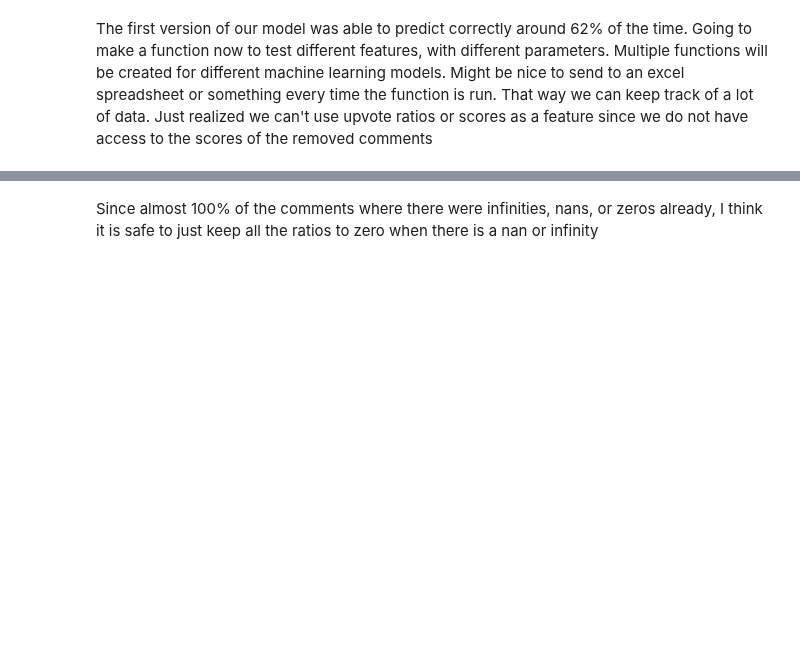
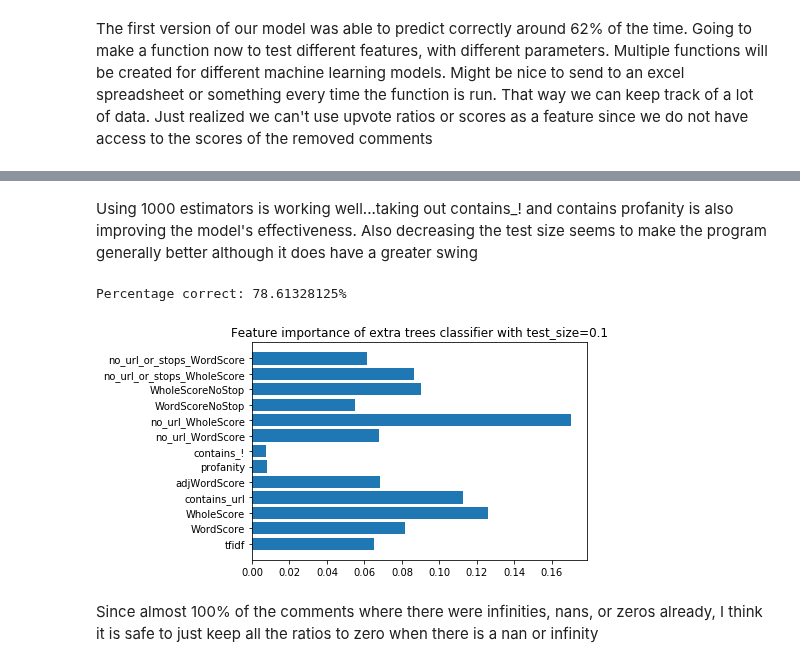
Before and after one commit to mcatalano26/cmps-cap, a Jupyter notebook: MachineLearning.ipynb, the cells around one changed output, grey strips where cells are left out. Cells and saved outputs as stored; diff of their text form; code cells hidden in the pictures; blank space fills up the shorter version.

```diff
--- a/MachineLearning.ipynb
+++ b/MachineLearning.ipynb
@@ -328 +336,37 @@ random_forest_class_func(comments_df, features, 'action', 0.33)
+# %% [markdown]
+Using 1000 estimators is working well...taking out contains_! and contains profanity is also improving the model's effectiveness. Also decreasing the test size seems to make the program generally better although it does have a greater swing
+# %%
+from sklearn.ensemble import ExtraTreesClassifier
+#Random Forest Classifier
+def extra_trees_class_func(df, feature_list, target_name, test_size):
+    #set up training and testing split
+    X_train, X_test, y_train, y_test = set_up_train_test_split(df, feature_list, target_name, test_size)
+
+    #fit ridge classifier to x and y training set
+    clf = ExtraTreesClassifier().fit(X_train, y_train)
+
+    importances = clf.feature_importances_
+
+    #Predict with ridge classifier on x and y testing set
+    y_val = clf.predict(X_test)
+
+    #report the correct percentage of predictions
+    percentage = determine_accuracy(y_test, y_val)
+
+    #Send data to csv to keep track of data
+    data = [[feature_list, test_size, percentage]]
+    return_df = pd.DataFrame(data, columns = ['features', 'test size', 'percent correct'])
+    return_df.to_csv('files/ML_Results/RandomForestClassifier_Results.csv', mode='a', header=False, index=False)
+
+    print('Percentage correct: ' + str(percentage) + '%\n')
+    plt.barh(feature_list, importances)
+    plt.title('Feature importance of extra trees classifier with test_size=' + str(test_size))
+
+    return
+
+features = ['tfidf', 'WordScore', 'WholeScore', 'contains_url', 'adjWordScore', 'profanity', 'contains_!', 'no_url_WordScore', 'no_url_WholeScore', 'WordScoreNoStop', 'WholeScoreNoStop', 'no_url_or_stops_WholeScore', 'no_url_or_stops_WordScore']
+extra_trees_class_func(comments_df, features, 'action', 0.1)
+# %% [output]
+Percentage correct: 78.61328125%
+[figure, added]
 # %%
```
Also changed, not shown: parts of 11 cells of this notebook, 5 other files.
